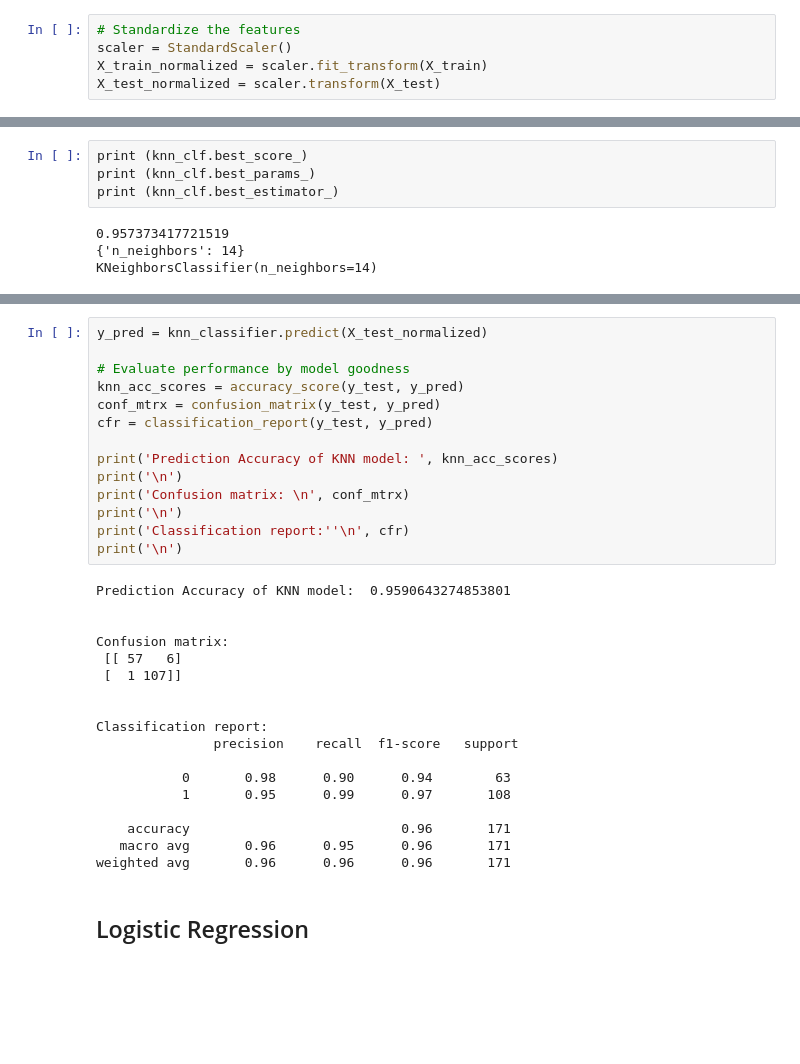
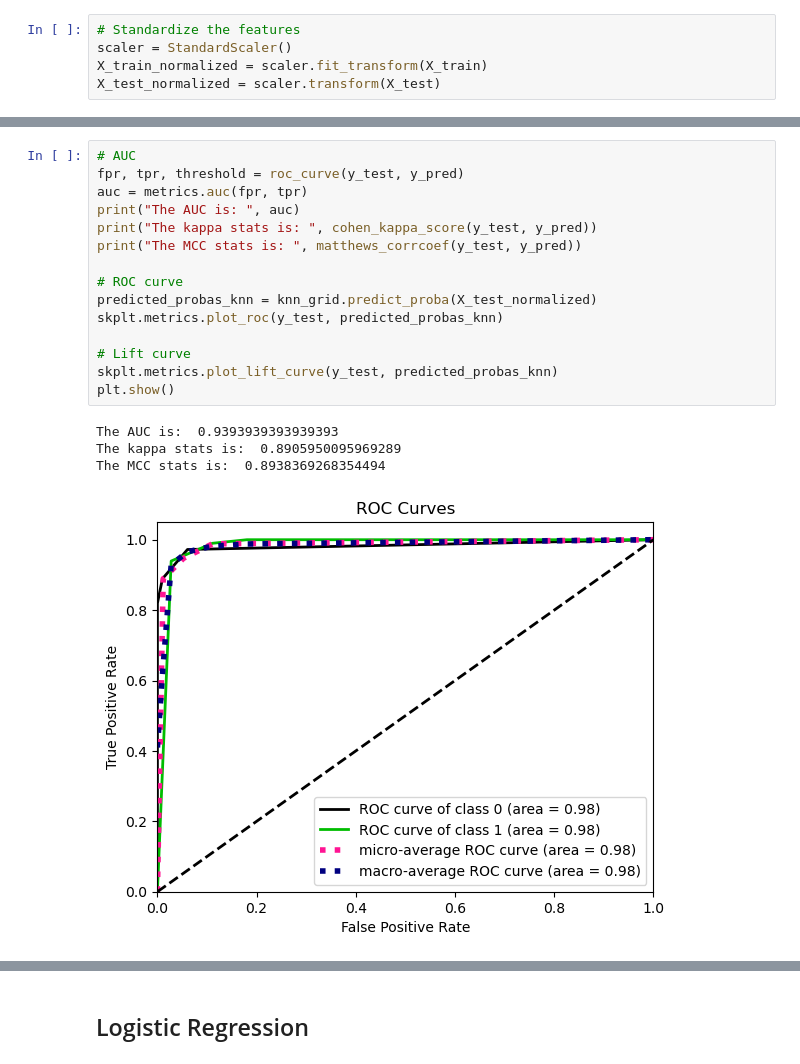
Before and after one commit to clairetsao/Breast-Cancer-Prediction, a Jupyter notebook: breast_cancer_prediction.ipynb, the cells around one changed output, grey strips where cells are left out. Saved outputs shown, nothing was run; the diff lists cells and outputs as text; blank space fills up the shorter version.

```diff
--- a/breast_cancer_prediction.ipynb
+++ b/breast_cancer_prediction.ipynb
@@ -200,8 +231,20 @@ GridSearchCV(cv=5, estimator=KNeighborsClassifier(),
 # %%
-print (knn_clf.best_score_)
-print (knn_clf.best_params_)
-print (knn_clf.best_estimator_)
+# AUC
+fpr, tpr, threshold = roc_curve(y_test, y_pred)
+auc = metrics.auc(fpr, tpr)
+print("The AUC is: ", auc)
+print("The kappa stats is: ", cohen_kappa_score(y_test, y_pred))
+print("The MCC stats is: ", matthews_corrcoef(y_test, y_pred))
+
+# ROC curve
+predicted_probas_knn = knn_grid.predict_proba(X_test_normalized)
+skplt.metrics.plot_roc(y_test, predicted_probas_knn)
+
+# Lift curve
+skplt.metrics.plot_lift_curve(y_test, predicted_probas_knn)
+plt.show()
 # %% [output]
-0.957373417721519
-{'n_neighbors': 14}
-KNeighborsClassifier(n_neighbors=14)
+The AUC is:  0.9393939393939393
+The kappa stats is:  0.8905950095969289
+The MCC stats is:  0.8938369268354494
+[figure, added]
@@ -208,35 +252,3 @@ KNeighborsClassifier(n_neighbors=14)
-# %%
-y_pred = knn_classifier.predict(X_test_normalized)
-
-# Evaluate performance by model goodness
-knn_acc_scores = accuracy_score(y_test, y_pred)
-conf_mtrx = confusion_matrix(y_test, y_pred)
-cfr = classification_report(y_test, y_pred)
-
-print('Prediction Accuracy of KNN model: ', knn_acc_scores)
-print('\n')
-print('Confusion matrix: \n', conf_mtrx)
-print('\n')
-print('Classification report:''\n', cfr)
-print('\n')
-# %% [output]
-Prediction Accuracy of KNN model:  0.9590643274853801
-
-
-Confusion matrix:
- [[ 57   6]
- [  1 107]]
-
-
-Classification report:
-               precision    recall  f1-score   support
-
-           0       0.98      0.90      0.94        63
-           1       0.95      0.99      0.97       108
-
-    accuracy                           0.96       171
-   macro avg       0.96      0.95      0.96       171
-weighted avg       0.96      0.96      0.96       171
 # %% [markdown]
 ## Logistic Regression
 # %%
```
Also changed, not shown: parts of 24 cells of this notebook.
